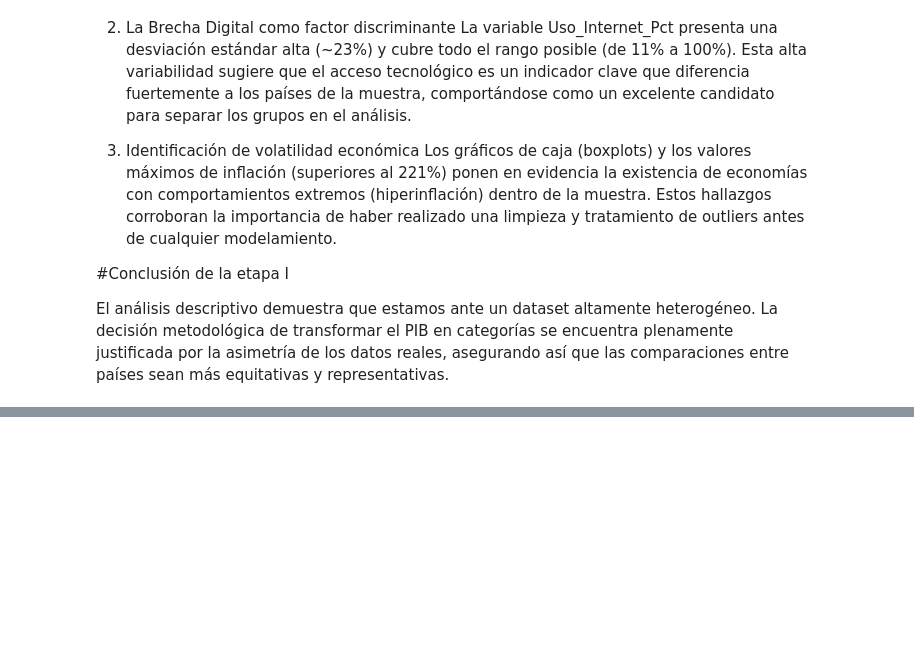
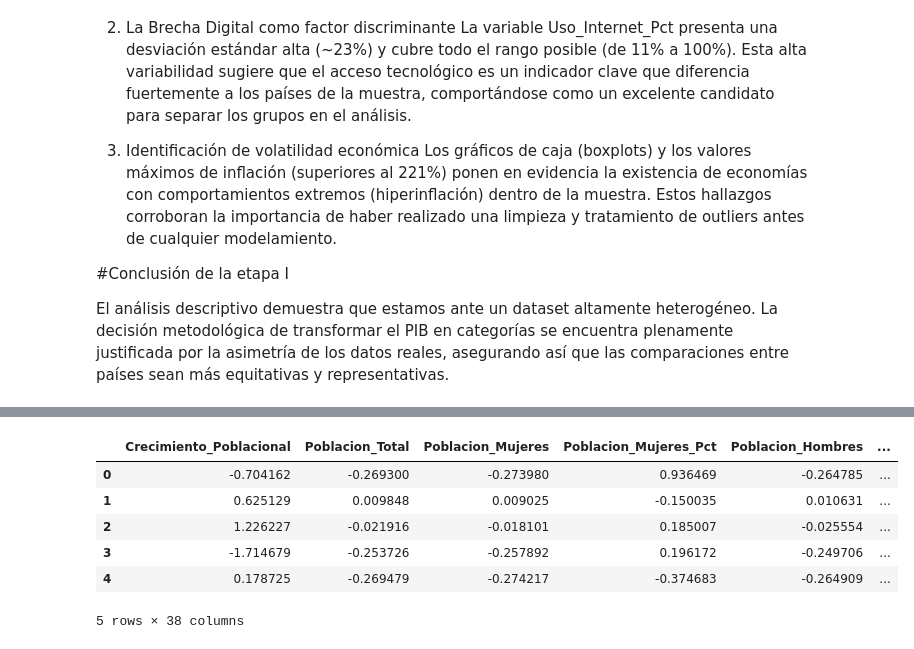
Before and after one commit to jeanferuzi-oss/exam, a Jupyter notebook: Examen_World_Bank.ipynb, the cells around one changed output, grey strips where cells are left out. Drawn from its saved outputs; the diff is of its cells as text; code cells hidden in the pictures; blank space fills up the shorter version.

```diff
--- a/Examen_World_Bank.ipynb
+++ b/Examen_World_Bank.ipynb
@@ -711,0 +727,24 @@ El análisis descriptivo demuestra que estamos ante un dataset altamente heterog
+# %%
+from sklearn.preprocessing import StandardScaler
+
+# Seleccionamos las variables numéricas para el análisis
+x = df_wb.drop(columns=['Iso', 'Country', 'PIB_PPP'], errors='ignore')
+
+# Guardamos los nombres de las columnas para usarlos luego
+features = x.columns
+
+# Estandarizamos (Scales) los datos: media 0 y desviación 1
+# Esto es obligatorio para que el PCA funcione bien
+scaler = StandardScaler()
+X_scaled = scaler.fit_transform(x)
+
+# Verificamos las dimensiones de nuestra matriz lista
+pd.DataFrame(X_scaled, columns=features).head()
+# %% [output]
+|  | Crecimiento_Poblacional | Poblacion_Total | Poblacion_Mujeres | Poblacion_Mujeres_Pct | Poblacion_Hombres | ... |
+| 0 | -0.704162 | -0.269300 | -0.273980 | 0.936469 | -0.264785 | ... |
+| 1 | 0.625129 | 0.009848 | 0.009025 | -0.150035 | 0.010631 | ... |
+| 2 | 1.226227 | -0.021916 | -0.018101 | 0.185007 | -0.025554 | ... |
+| 3 | -1.714679 | -0.253726 | -0.257892 | 0.196172 | -0.249706 | ... |
+| 4 | 0.178725 | -0.269479 | -0.274217 | -0.374683 | -0.264909 | ... |
+5 rows × 38 columns
```
Also changed, not shown: parts of 23 cells of this notebook.
